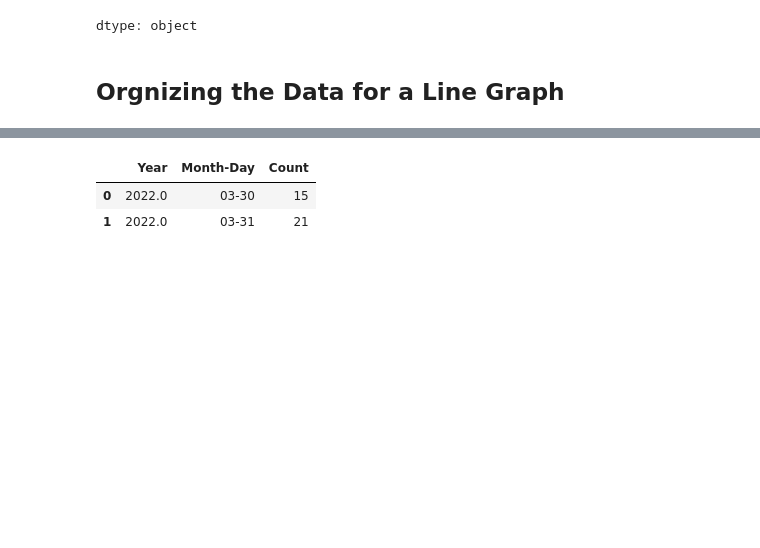
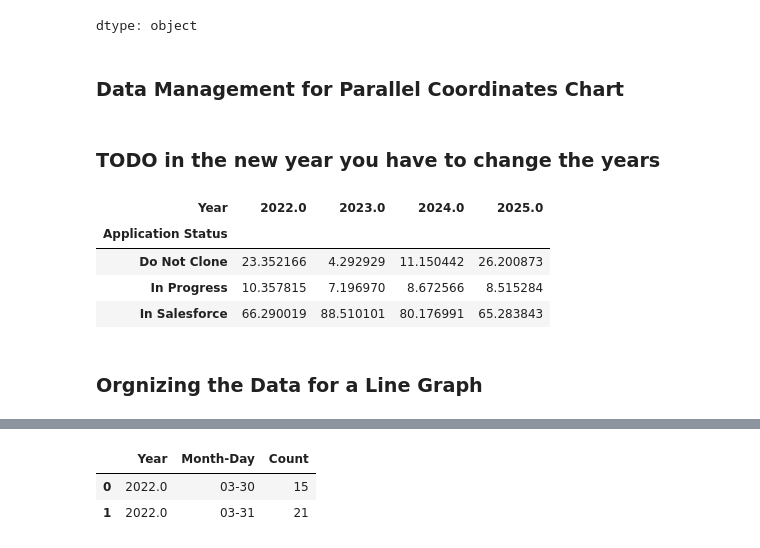
Before and after one commit to ewattudo/datamanagement, a Jupyter notebook: PS5.ipynb, the cells around one changed output, grey strips where cells are left out. Cells and saved outputs as stored; diff of their text form; code cells hidden in the pictures; blank space fills up the shorter version.

```diff
--- a/PS5.ipynb
+++ b/PS5.ipynb
@@ -134,3 +153,5 @@ OCD.dtypes
 | Graduate School Staff | object |
 | Comments | object |
 dtype: object
+# %% [markdown]
+### Data Management for Parallel Coordinates Chart
@@ -136,0 +166,2 @@ dtype: object
+# %% [markdown]
+### TODO in the new year you have to change the years
@@ -137,5 +180,31 @@ dtype: object
+# %%
+#Calculating the % of the statuses
+# Count number of apps per status per year
+status_counts = (
+    OCD_filtered
+    .groupby(['Application Status', 'Year'])
+    .size()
+    .reset_index(name='Count')
+)
+
+# Convert to percent of total apps for that year
+status_counts['Percent'] = (
+    status_counts
+    .groupby('Year')['Count']
+    .transform(lambda x: (x / x.sum()) * 100)
+)
+
+# Pivot: each row = status, columns = years
+OCD_Status = status_counts.pivot(index='Application Status', columns='Year', values='Percent').fillna(0)
+OCD_Status.head(3)
+# %% [output]
+| Year | 2022.0 | 2023.0 | 2024.0 | 2025.0 |
+| Application Status |  |  |  |  |
+| Do Not Clone | 23.352166 | 4.292929 | 11.150442 | 26.200873 |
+| In Progress | 10.357815 | 7.196970 | 8.672566 | 8.515284 |
+| In Salesforce | 66.290019 | 88.510101 | 80.176991 | 65.283843 |
 # %% [markdown]
-## Orgnizing the Data for a Line Graph
+### Orgnizing the Data for a Line Graph
 # %%
 #I need to convert the date field to date from object
 OCD['Form Submit Date'] = pd.to_datetime(OCD['Form Submit Date'], format='%m/%d/%y %I:%M %p')
```
Also changed, not shown: parts of 8 cells of this notebook.
